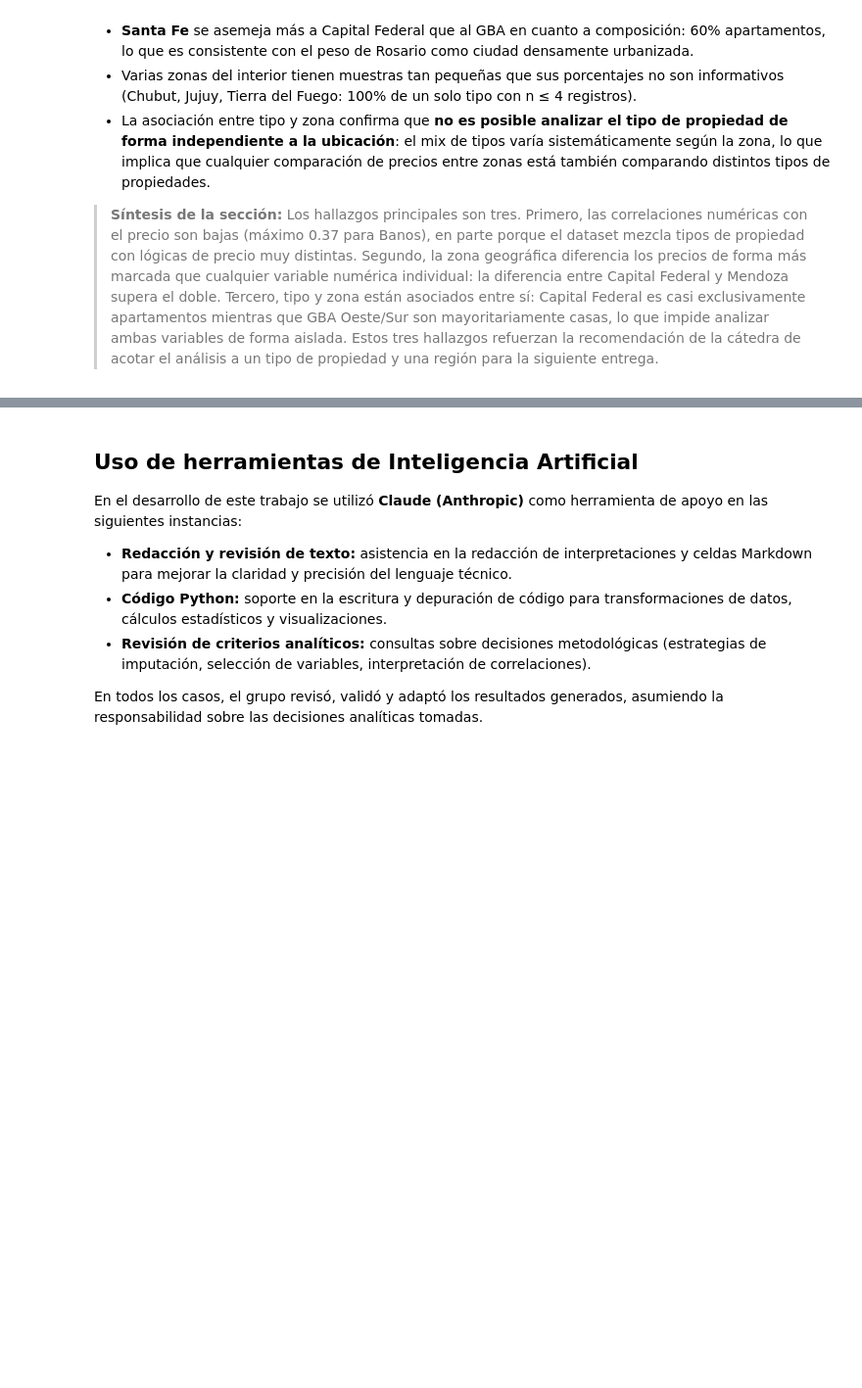
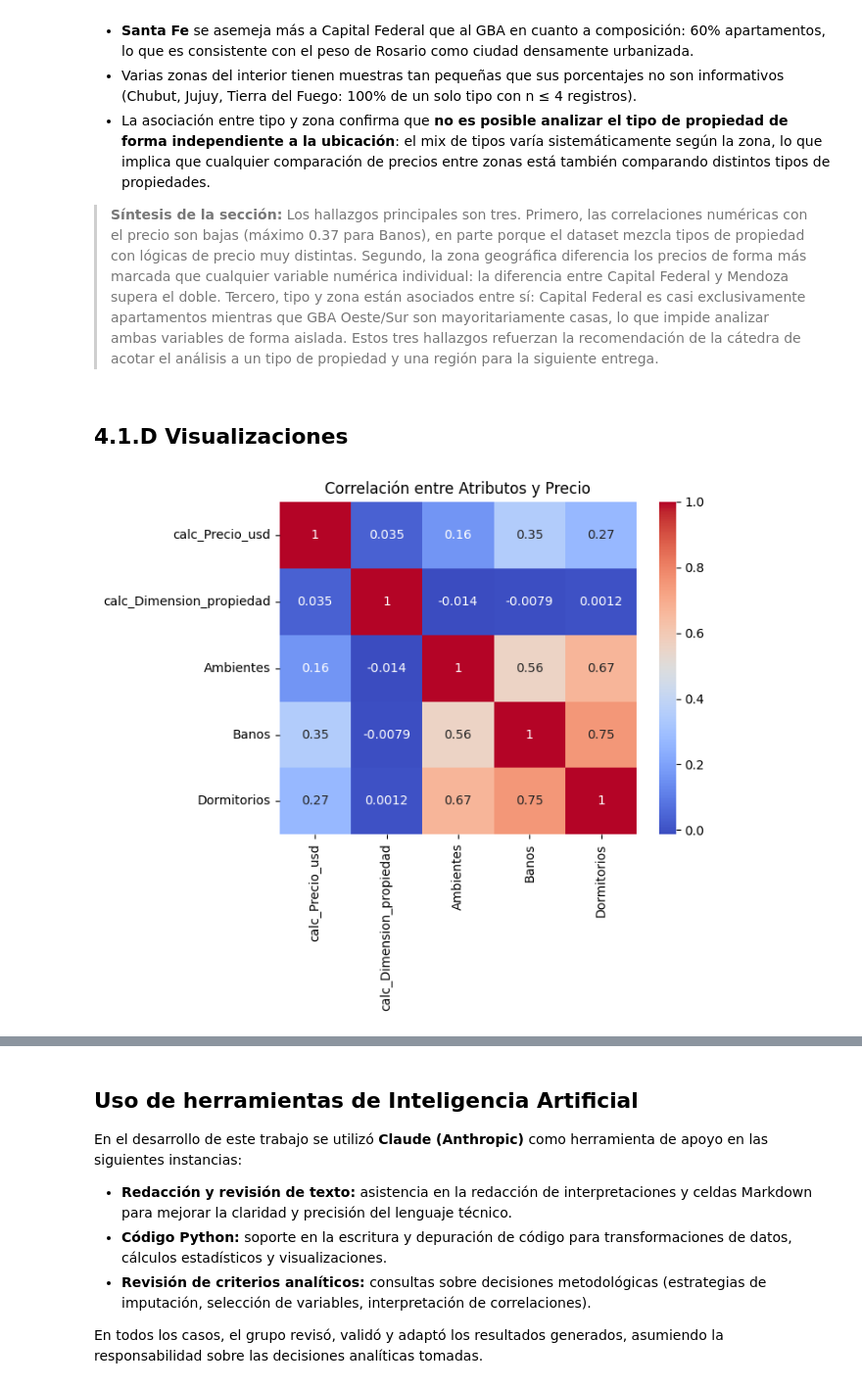
Before and after one commit to GomezMorales/TP_INTEGRADOR_CIENCIAS_DE_DATOS, a Jupyter notebook: TP_integrador_Ciencias_de_datos.ipynb, the cells around one changed output, grey strips where cells are left out. Shown at 98% size. Cells and saved outputs as stored; diff of their text form; code cells hidden in the pictures; blank space fills up the shorter version.

Commit message:
Consigna 4.1.D Visualizaciones con su respectiva interpretacion

```diff
--- a/TP_integrador_Ciencias_de_datos.ipynb
+++ b/TP_integrador_Ciencias_de_datos.ipynb
@@ -1567,3 +1567,13 @@ Tabla de contingencia — porcentaje por zona (fila):
 > Estos tres hallazgos refuerzan la recomendación de la cátedra de
 > acotar el análisis a un tipo de propiedad y una región para la
 > siguiente entrega.
+# %% [markdown]
+## 4.1.D Visualizaciones
+# %%
+cols_interes = ['calc_Precio_usd', 'calc_Dimension_propiedad', 'Ambientes', 'Banos', 'Dormitorios']
+correlation_matrix = df[cols_interes].corr()
+sns.heatmap(correlation_matrix, annot=True, cmap='coolwarm')
+plt.title('Correlación entre Atributos y Precio')
+plt.show()
+# %% [output]
+[figure, added]
```
Also changed, not shown: parts of 9 cells of this notebook.
